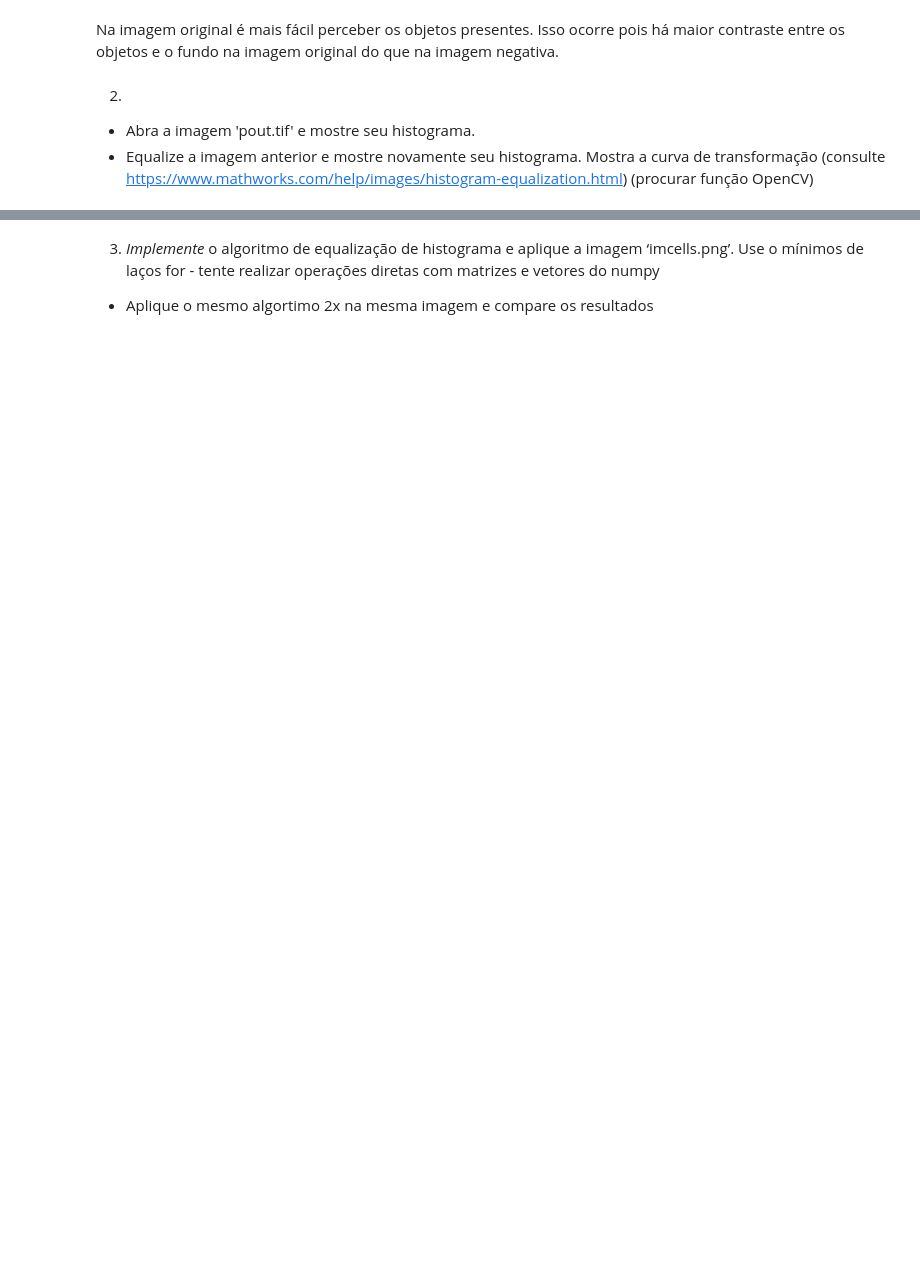
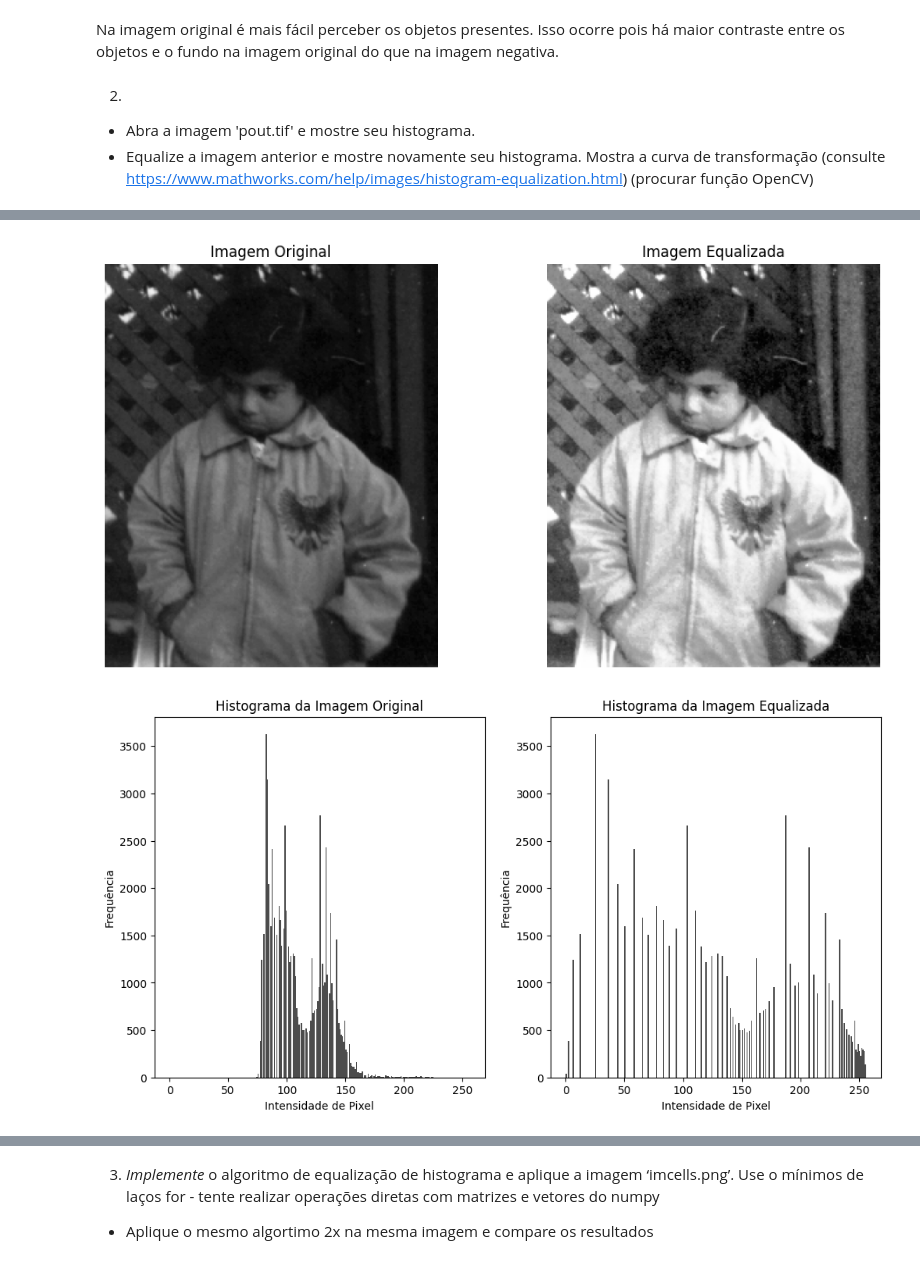
Before and after one commit to DanielGoncalves666/gbc216_t1_G01, a Jupyter notebook: Lab03 - Histogram Equalization/Lab03_hist.ipynb, the cells around one changed output, grey strips where cells are left out. Saved outputs shown, nothing was run; the diff lists cells and outputs as text; code cells hidden in the pictures; blank space fills up the shorter version.

```diff
--- a/Lab03 - Histogram Equalization/Lab03_hist.ipynb
+++ b/Lab03 - Histogram Equalization/Lab03_hist.ipynb
@@ -79,0 +81,61 @@ Requirement already satisfied: Pillow in /usr/local/lib/python3.10/dist-packages
+# %%
+import cv2
+import matplotlib.pyplot as plt
+import numpy as np
+
+# Abra a imagem 'pout.tif' usando OpenCV
+image = cv2.imread('pout.tif', cv2.IMREAD_GRAYSCALE)
+
+# Equalize a imagem
+equalized_image = cv2.equalizeHist(image)
+
+# Mostre a imagem original e a equalizada lado a lado
+plt.figure(figsize=(12, 6))
+
+plt.subplot(1, 2, 1)
+plt.imshow(image, cmap='gray')
+plt.title('Imagem Original')
+plt.axis('off')
+
+plt.subplot(1, 2, 2)
+plt.imshow(equalized_image, cmap='gray')
+plt.title('Imagem Equalizada')
+plt.axis('off')
+
+plt.show()
+
+# Exibir o histograma da imagem original e da equalizada
+plt.figure(figsize=(12, 6))
+
+plt.subplot(1, 2, 1)
+plt.hist(image.ravel(), bins=256, range=(0, 256), color='black', alpha=0.7)
+plt.title('Histograma da Imagem Original')
+plt.xlabel('Intensidade de Pixel')
+plt.ylabel('Frequência')
+
+plt.subplot(1, 2, 2)
+plt.hist(equalized_image.ravel(), bins=256, range=(0, 256), color='black', alpha=0.7)
+plt.title('Histograma da Imagem Equalizada')
+plt.xlabel('Intensidade de Pixel')
+plt.ylabel('Frequência')
+
+plt.show()
+
+# Curva de transformação (função de mapeamento CDF)
+cdf_original = np.cumsum(cv2.calcHist([image], [0], None, [256], [0, 256]))
+cdf_original_normalized = cdf_original * float(cdf_original.max()) / cdf_original.max()
+
+cdf_equalized = np.cumsum(cv2.calcHist([equalized_image], [0], None, [256], [0, 256]))
+cdf_equalized_normalized = cdf_equalized * float(cdf_equalized.max()) / cdf_equalized.max()
+
+plt.figure(figsize=(6, 6))
+plt.plot(cdf_original_normalized, color='blue', label='CDF Original')
+plt.plot(cdf_equalized_normalized, color='green', label='CDF Equalizada')
+plt.title('Curva de Transformação (CDF)')
+plt.legend(loc='upper left')
+plt.xlabel('Intensidade de Pixel')
+plt.ylabel('CDF Normalizada')
+plt.show()
+# %% [output]
+[figure, added]
+[figure, added]
```
Also changed, not shown: parts of 5 cells of this notebook, 2 other files.
